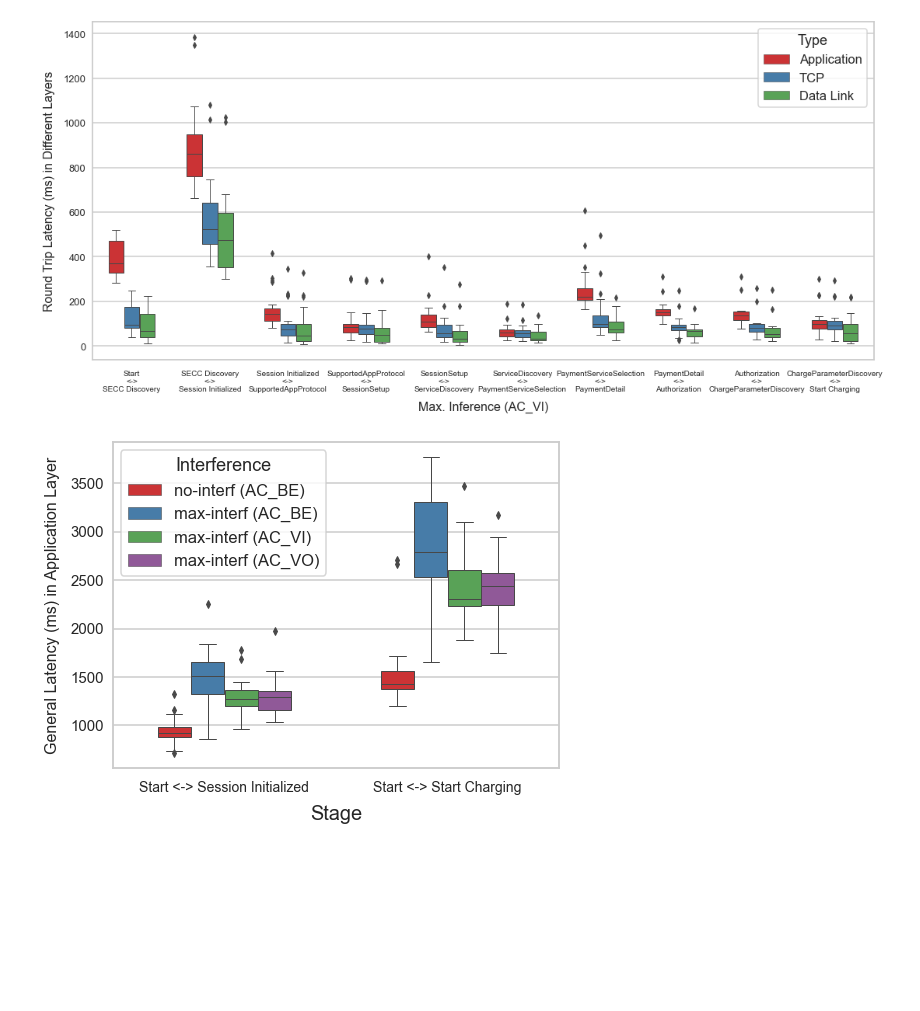
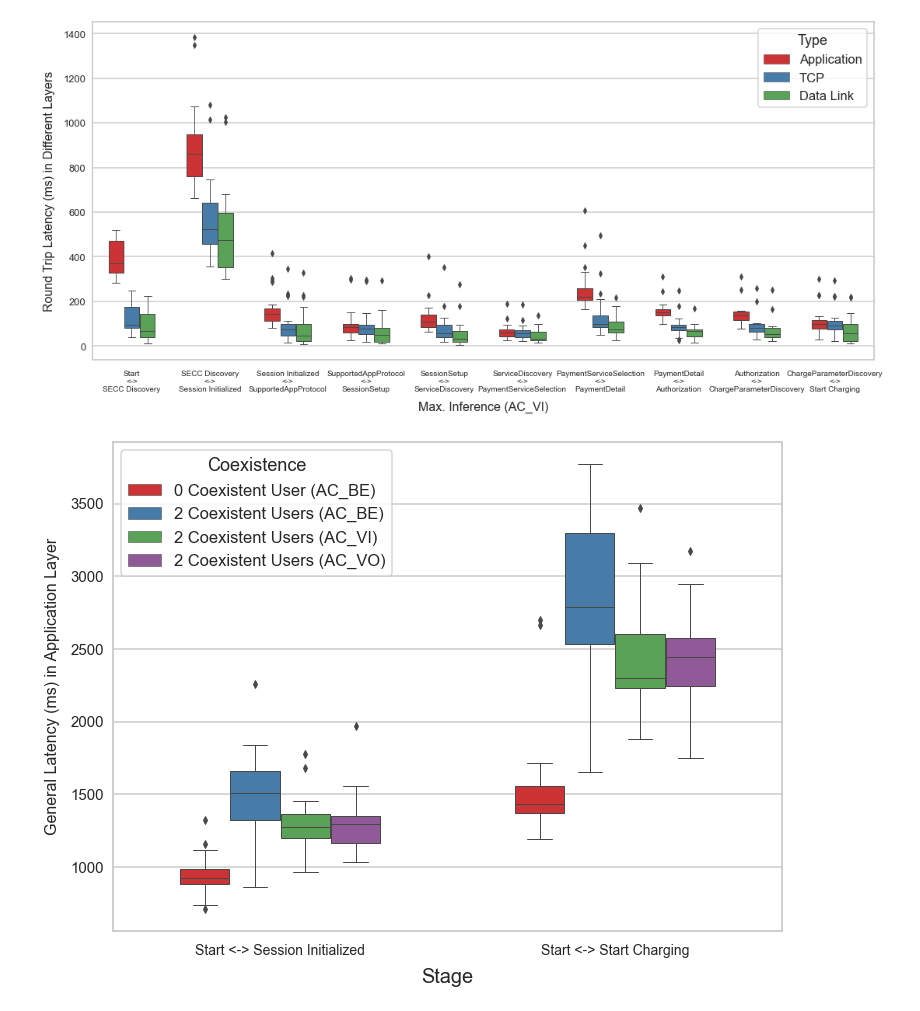
Before and after one commit to JacobHsieh/Latency_Experiment, a Jupyter notebook: 0612_exp/latency_plot_80211_TCP_App.ipynb, the cells around one changed output. Drawn from its saved outputs; the diff is of its cells as text; code cells hidden in the pictures; blank space fills up the shorter version.

```diff
--- a/0612_exp/latency_plot_80211_TCP_App.ipynb
+++ b/0612_exp/latency_plot_80211_TCP_App.ipynb
@@ -490,35 +488,36 @@ plot_general_latency(interference_0_list_chunks)
 ''' We don't need Type in general latency plotting.
 def construct_dataframe(list_chunk, interference_str, index, type_str):
     return pd.DataFrame({'Latency (ms)': list_chunk[index],
-                         'Interference': [interference_str for _ in range(len(list_chunk[index]))],
+                         'Coexistence': [interference_str for _ in range(len(list_chunk[index]))],
                          'Stage': [index+1 for _ in range(len(list_chunk[index]))],
                          'Type': type_str
                         })
+
+
+interference_no_df = {i: construct_dataframe(interference_no_list_chunks, '0 Coexistent User (AC_BE)', i, "Application") for i in range(0, stage_num)}
+interference_max_df = {i: construct_dataframe(interference_max_list_chunks, '2 Coexistent Users (AC_BE)', i, "Application") for i in range(0, stage_num)}
+interference_max_VI_df = {i: construct_dataframe(interference_max_VI_list_chunks, '2 Coexistent Users (AC_VI)', i, "Application") for i in range(0, stage_num)}
+interference_max_VO_df = {i: construct_dataframe(interference_max_VO_list_chunks, '2 Coexistent Users (AC_VO)', i, "Application") for i in range(0, stage_num)}
 '''
-
-interference_no_df = {i: construct_dataframe(interference_no_list_chunks, 'no-interf (AC_BE)', i, "Application") for i in range(0, stage_num)}
-interference_max_df = {i: construct_dataframe(interference_max_list_chunks, 'max-interf (AC_BE)', i, "Application") for i in range(0, stage_num)}
-interference_max_VI_df = {i: construct_dataframe(interference_max_VI_list_chunks, 'max-interf (AC_VI)', i, "Application") for i in range(0, stage_num)}
-interference_max_VO_df = {i: construct_dataframe(interference_max_VO_list_chunks, 'max-interf (AC_VO)', i, "Application") for i in range(0, stage_num)}
 
 #General Latency
 def construct_dataframe(list_chunk, interference_str, index):
     return pd.DataFrame({'Latency (ms)': list_chunk[index],
-                         'Interference': [interference_str for _ in range(len(list_chunk[index]))],
+                         'Coexistence': [interference_str for _ in range(len(list_chunk[index]))],
                          'Stage': [index+1 for _ in range(len(list_chunk[index]))]
                         })
 
-interference_no_df_general = pd.concat([construct_dataframe(interference_no_list_chunks, 'no-interf (AC_BE)', 10),
-                                       construct_dataframe(interference_no_list_chunks, 'no-interf (AC_BE)', 11)
+interference_no_df_general = pd.concat([construct_dataframe(interference_no_list_chunks, '0 Coexistent User (AC_BE)', 10),
+                                       construct_dataframe(interference_no_list_chunks, '0 Coexistent User (AC_BE)', 11)
                                        ])
-interference_max_df_general = pd.concat([construct_dataframe(interference_max_list_chunks, 'max-interf (AC_BE)', 10),
-                                       construct_dataframe(interference_max_list_chunks, 'max-interf (AC_BE)', 11)
+interference_max_df_general = pd.concat([construct_dataframe(interference_max_list_chunks, '2 Coexistent Users (AC_BE)', 10),
+                                       construct_dataframe(interference_max_list_chunks, '2 Coexistent Users (AC_BE)', 11)
                                        ])
-interference_max_VI_df_general = pd.concat([construct_dataframe(interference_max_VI_list_chunks, 'max-interf (AC_VI)', 10),
-                                       construct_dataframe(interference_max_VI_list_chunks, 'max-interf (AC_VI)', 11)
+interference_max_VI_df_general = pd.concat([construct_dataframe(interference_max_VI_list_chunks, '2 Coexistent Users (AC_VI)', 10),
+                                       construct_dataframe(interference_max_VI_list_chunks, '2 Coexistent Users (AC_VI)', 11)
                                        ])
-interference_max_VO_df_general = pd.concat([construct_dataframe(interference_max_VO_list_chunks, 'max-interf (AC_VO)', 10),
-                                       construct_dataframe(interference_max_VO_list_chunks, 'max-interf (AC_VO)', 11)
+interference_max_VO_df_general = pd.concat([construct_dataframe(interference_max_VO_list_chunks, '2 Coexistent Users (AC_VO)', 10),
+                                       construct_dataframe(interference_max_VO_list_chunks, '2 Coexistent Users (AC_VO)', 11)
                                        ])
 
 dataframe_all_general = pd.concat([interference_no_df_general,
@@ -526,20 +525,20 @@ dataframe_all_general = pd.concat([interference_no_df_general,
                                    interference_max_VI_df_general,
                                   interference_max_VO_df_general])
 # %%
-sns.set(rc={'figure.figsize':(8,6)})
+sns.set(rc={'figure.figsize':(12,9)})
 #darkgrid, dark, whitegrid, white, ticks
 sns.set_style('whitegrid')
 
 #paper, notebook, talk, poster
 sns.set_context('talk')
-g_general = sns.boxplot(x="Stage", y="Latency (ms)", data=dataframe_all_general, hue="Interference", width=0.6, linewidth=1.0, palette="Set1")
+g_general = sns.boxplot(x="Stage", y="Latency (ms)", data=dataframe_all_general, hue="Coexistence", width=0.6, linewidth=1.0, palette="Set1")
 g_general.set_xlabel("Stage", fontsize = 20, labelpad = 10)
 g_general.set_ylabel("General Latency (ms) in Application Layer",  fontsize = 16, labelpad = 10)
 g_general.set_xticklabels([
     "Start <-> Session Initialized",
     "Start <-> Start Charging"],
     fontsize=14)
 plt.tick_params(axis = 'y', labelsize=15, pad = 0)
 plt.savefig("High resolution.png",dpi=300, bbox_inches = 'tight')
 # %% [output]
-[figure, old version]
+[figure, new version]
```
Also changed, not shown: parts of 7 cells of this notebook, 41 other files.
